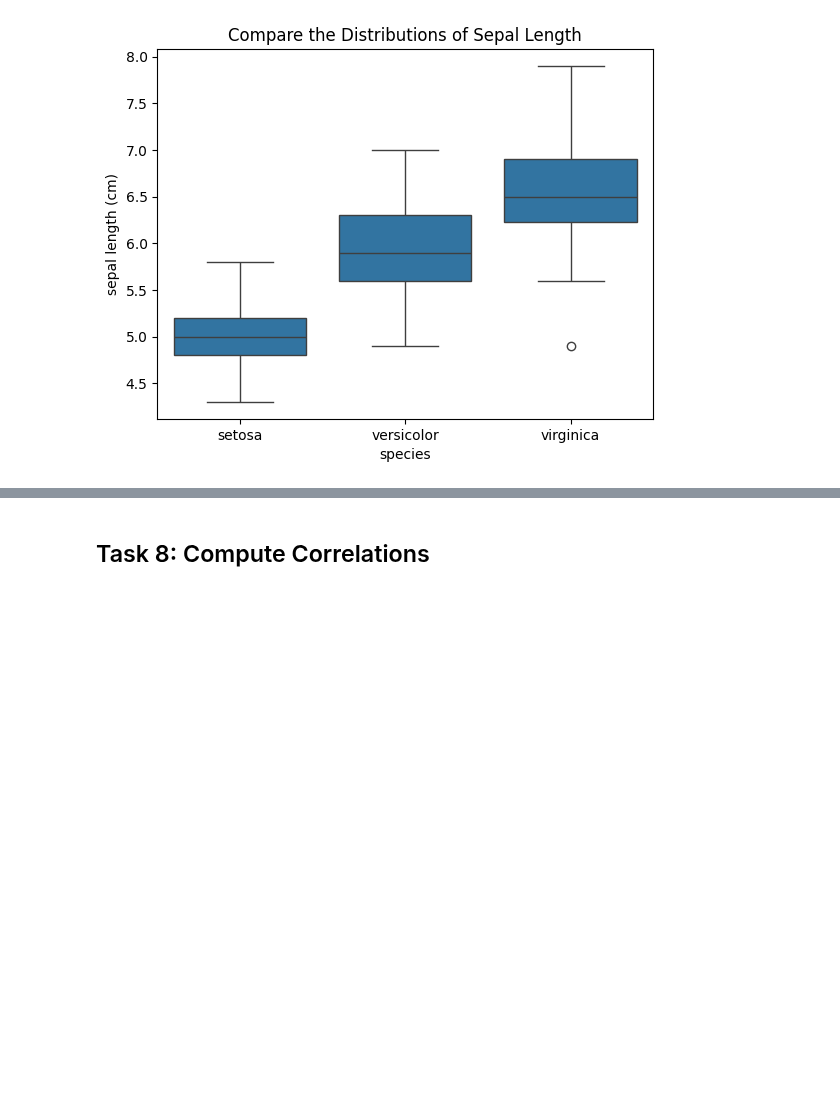
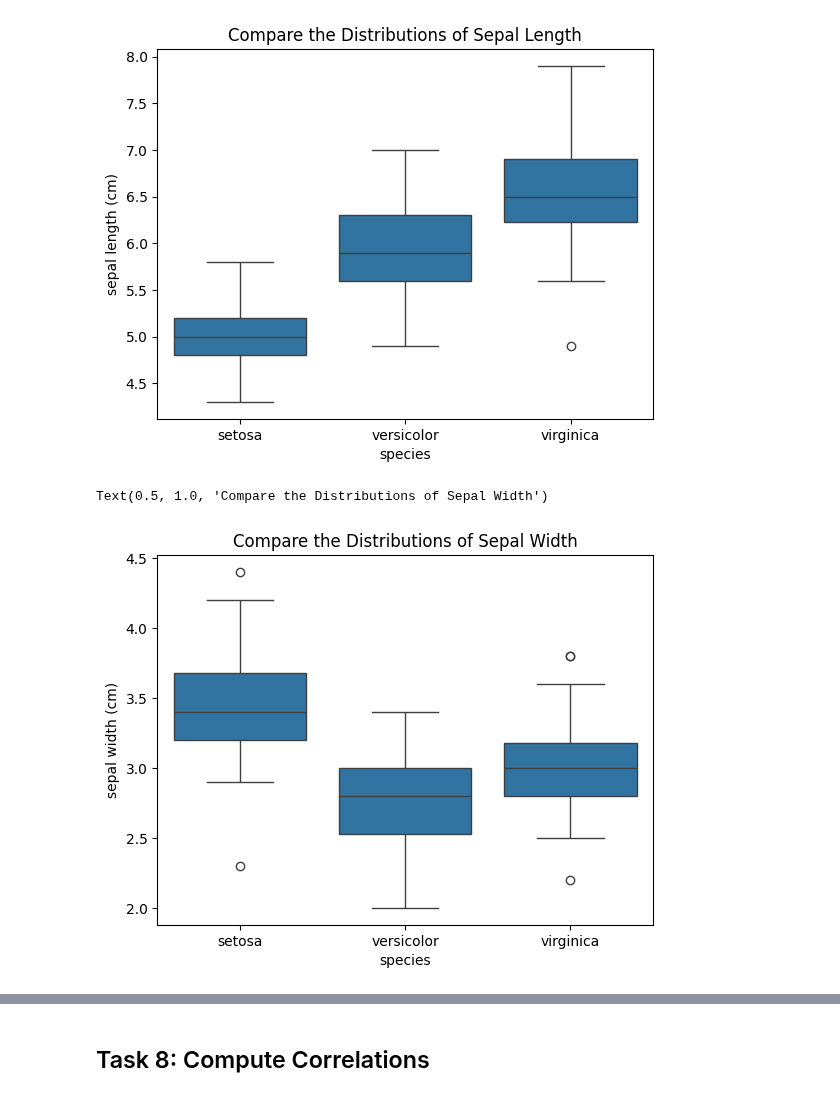
Before and after one commit to EmmaChubbCode/principles_of_da, a Jupyter notebook: tasks.ipynb, the cells around one changed output, grey strips where cells are left out. Saved outputs shown, nothing was run; the diff lists cells and outputs as text; code cells hidden in the pictures; blank space fills up the shorter version.

Commit message:
all my boxplots added

```diff
--- a/tasks.ipynb
+++ b/tasks.ipynb
@@ -311,3 +310,9 @@ sns.boxplot(x="species", y="sepal length (cm)", data=iris_df).set_title("Compare
 # %% [output]
 Text(0.5, 1.0, 'Compare the Distributions of Sepal Length')
 [figure]
+# %%
+# repeat for other features
+sns.boxplot(x="species", y="sepal width (cm)", data=iris_df).set_title("Compare the Distributions of Sepal Width")
+# %% [output]
+Text(0.5, 1.0, 'Compare the Distributions of Sepal Width')
+[figure, added]
```
Also changed, not shown: parts of 3 cells of this notebook.
